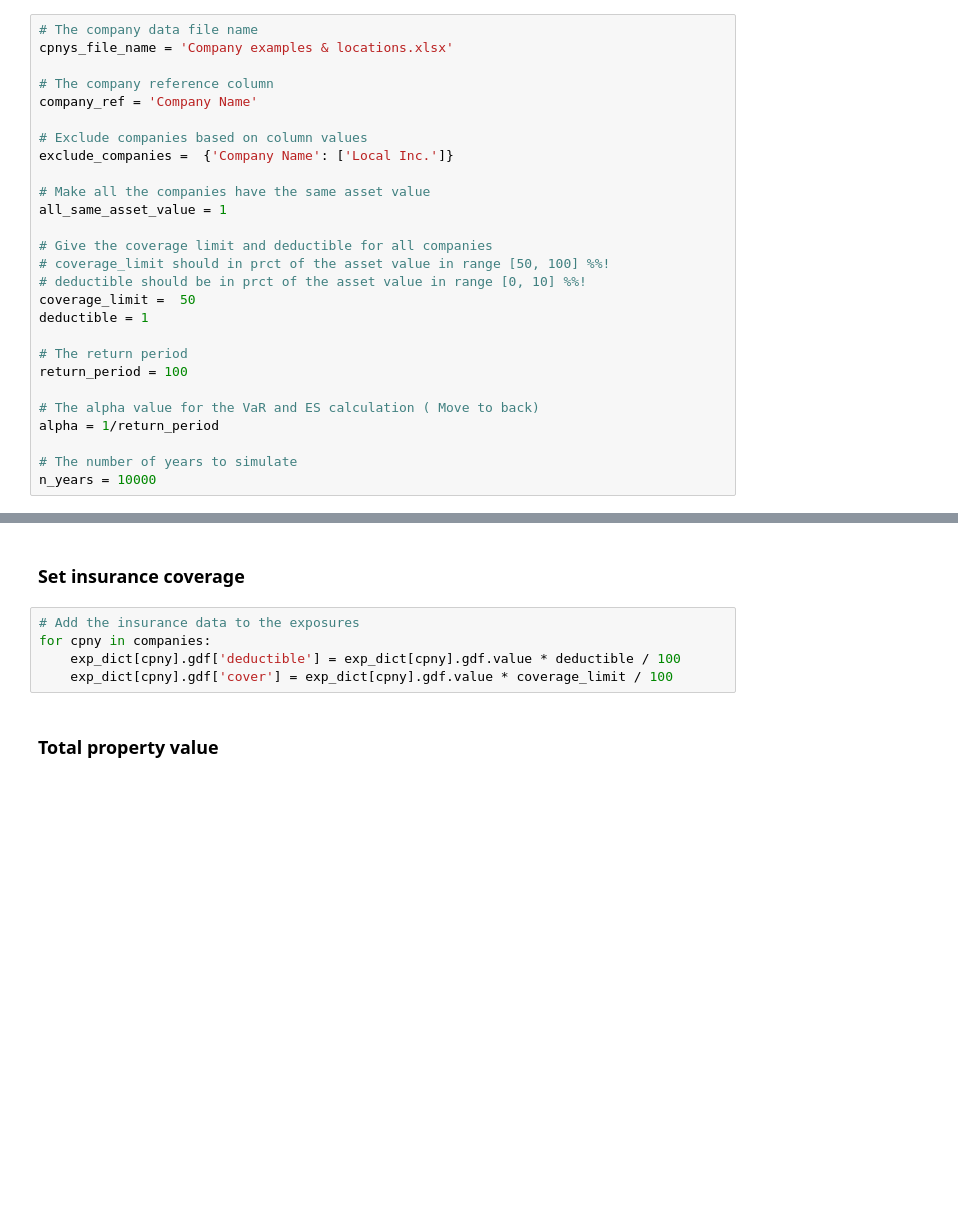
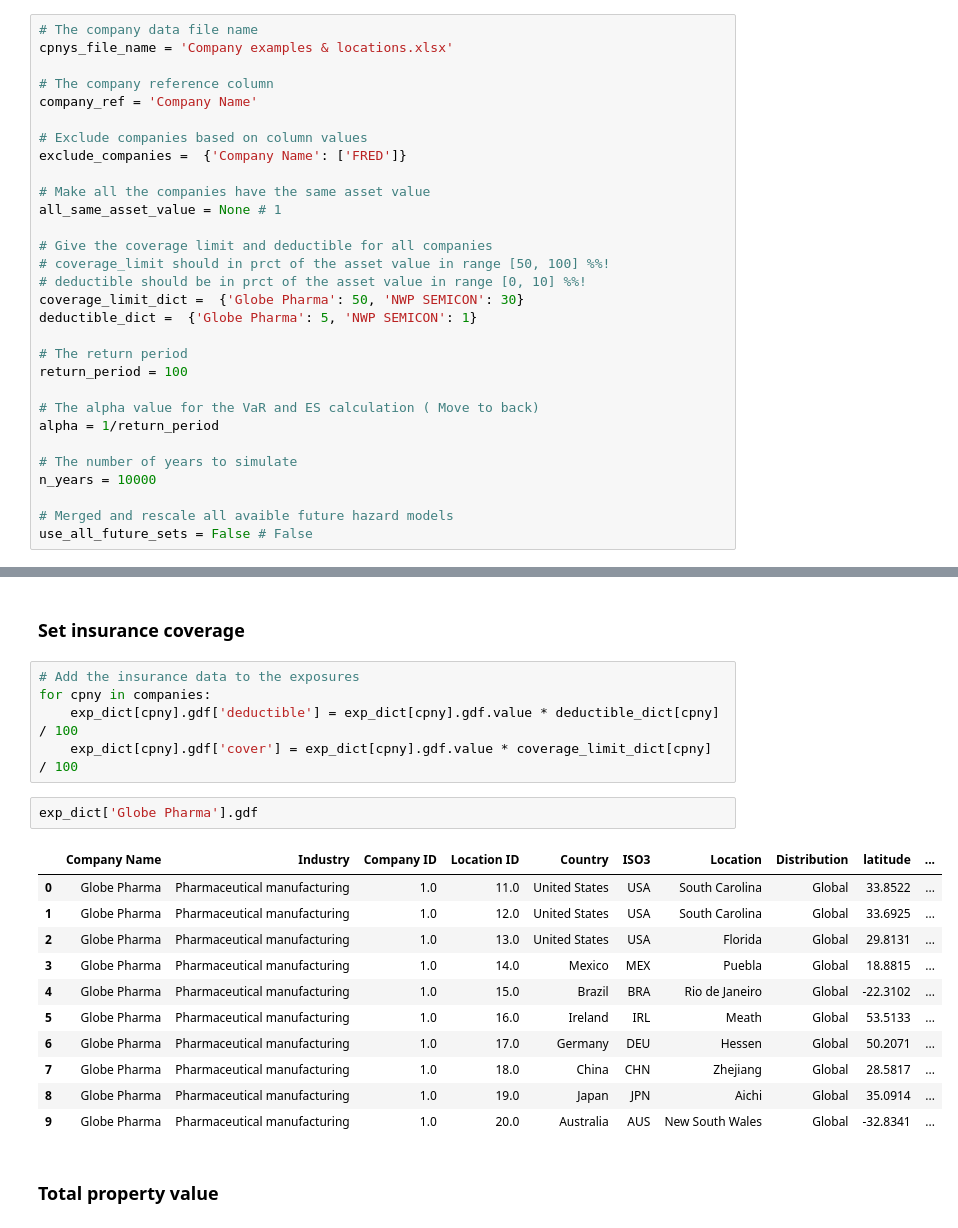
Before and after one commit to viggowat/202312_TCFD_project, a Jupyter notebook: company_analysis.ipynb, the cells around one changed output, grey strips where cells are left out. Drawn from its saved outputs; the diff is of its cells as text; blank space fills up the shorter version.

```diff
--- a/company_analysis.ipynb
+++ b/company_analysis.ipynb
@@ -36,16 +46,16 @@ cpnys_file_name = 'Company examples & locations.xlsx'
 company_ref = 'Company Name'
 
 # Exclude companies based on column values
-exclude_companies =  {'Company Name': ['Local Inc.']}
+exclude_companies =  {'Company Name': ['FRED']}
 
 # Make all the companies have the same asset value
-all_same_asset_value = 1
+all_same_asset_value = None # 1
 
 # Give the coverage limit and deductible for all companies
 # coverage_limit should in prct of the asset value in range [50, 100] %%!
 # deductible should be in prct of the asset value in range [0, 10] %%!
-coverage_limit =  50
-deductible = 1
+coverage_limit_dict =  {'Globe Pharma': 50, 'NWP SEMICON': 30}
+deductible_dict =  {'Globe Pharma': 5, 'NWP SEMICON': 1}
 
 # The return period
 return_period = 100
@@ -55,5 +65,8 @@ alpha = 1/return_period
 
 # The number of years to simulate
 n_years = 10000
+
+# Merged and rescale all avaible future hazard models
+use_all_future_sets = False # False
 # %% [markdown]
 # Initiate Hazard object
@@ -207,8 +237,22 @@ exp_dict = {cpny: Exposures(exp_df[exp_df[company_ref].isin([cpny])]) for cpny i
 # %%
 # Add the insurance data to the exposures
 for cpny in companies:
-    exp_dict[cpny].gdf['deductible'] = exp_dict[cpny].gdf.value * deductible / 100
-    exp_dict[cpny].gdf['cover'] = exp_dict[cpny].gdf.value * coverage_limit / 100
+    exp_dict[cpny].gdf['deductible'] = exp_dict[cpny].gdf.value * deductible_dict[cpny] / 100
+    exp_dict[cpny].gdf['cover'] = exp_dict[cpny].gdf.value * coverage_limit_dict[cpny] / 100
+# %%
+exp_dict['Globe Pharma'].gdf
+# %% [output]
+|  | Company Name | Industry | Company ID | Location ID | Country | ISO3 | Location | Distribution | latitude | ... |
+| 0 | Globe Pharma | Pharmaceutical manufacturing | 1.0 | 11.0 | United States | USA | South Carolina | Global | 33.8522 | ... |
+| 1 | Globe Pharma | Pharmaceutical manufacturing | 1.0 | 12.0 | United States | USA | South Carolina | Global | 33.6925 | ... |
+| 2 | Globe Pharma | Pharmaceutical manufacturing | 1.0 | 13.0 | United States | USA | Florida | Global | 29.8131 | ... |
+| 3 | Globe Pharma | Pharmaceutical manufacturing | 1.0 | 14.0 | Mexico | MEX | Puebla | Global | 18.8815 | ... |
+| 4 | Globe Pharma | Pharmaceutical manufacturing | 1.0 | 15.0 | Brazil | BRA | Rio de Janeiro | Global | -22.3102 | ... |
+| 5 | Globe Pharma | Pharmaceutical manufacturing | 1.0 | 16.0 | Ireland | IRL | Meath | Global | 53.5133 | ... |
+| 6 | Globe Pharma | Pharmaceutical manufacturing | 1.0 | 17.0 | Germany | DEU | Hessen | Global | 50.2071 | ... |
+| 7 | Globe Pharma | Pharmaceutical manufacturing | 1.0 | 18.0 | China | CHN | Zhejiang | Global | 28.5817 | ... |
+| 8 | Globe Pharma | Pharmaceutical manufacturing | 1.0 | 19.0 | Japan | JPN | Aichi | Global | 35.0914 | ... |
+| 9 | Globe Pharma | Pharmaceutical manufacturing | 1.0 | 20.0 | Australia | AUS | New South Wales | Global | -32.8341 | ... |
 # %% [markdown]
 ### Total property value
 # %%
```
Also changed, not shown: parts of 52 cells of this notebook.
